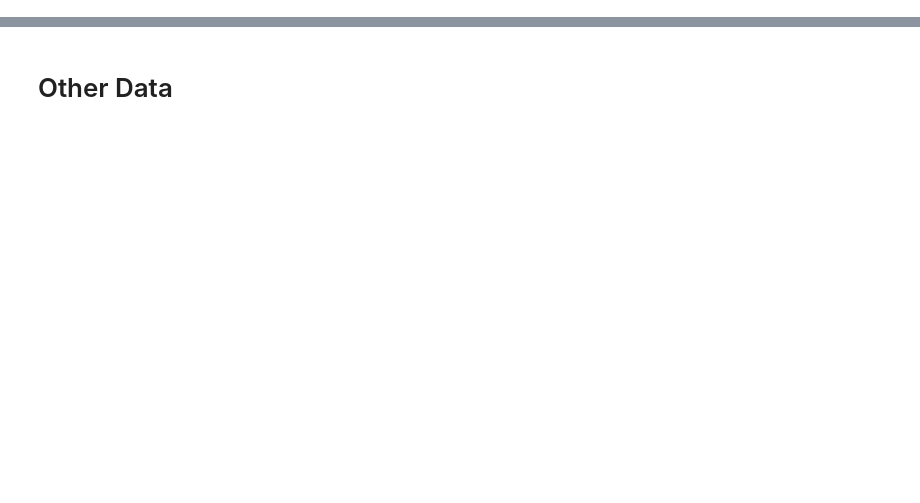
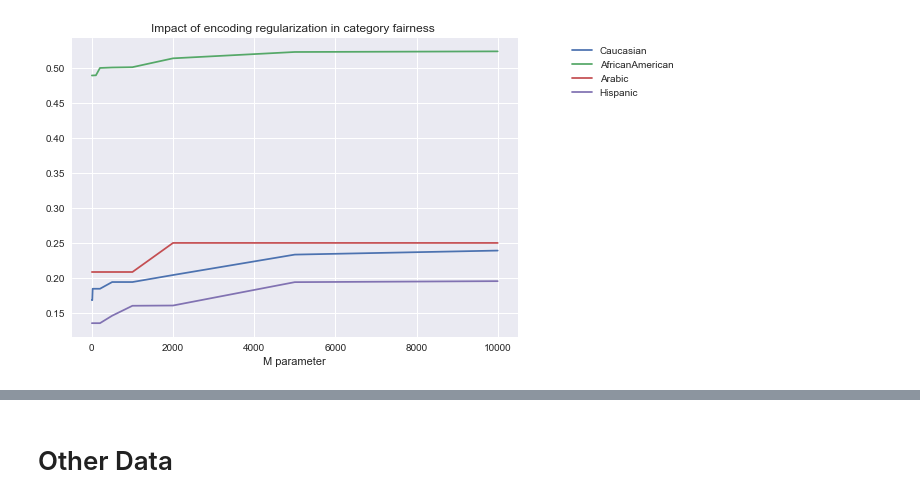
Before and after one commit to cmougan/FairEncoder, a Jupyter notebook: Experiment.ipynb, the cells around one changed output, grey strips where cells are left out. Drawn from its saved outputs; the diff is of its cells as text; code cells hidden in the pictures; blank space fills up the shorter version.

```diff
--- a/Experiment.ipynb
+++ b/Experiment.ipynb
@@ -114,10 +190,13 @@ for m in tqdm(np.linspace(0,100,11)):
 # %%
 plt.figure()
-plt.plot([gm.by_group['Caucasian'] for gm in gms],label='Caucasian')
-plt.plot([gm.by_group['African-Am'] for gm in gms],label='AfricanAm')
-plt.plot([gm.by_group['African-American'] for gm in gms],label='AfricanAmerican')
-plt.plot([gm.by_group['Arabic'] for gm in gms],label='Arabic')
-plt.plot([gm.by_group['Hispanic'] for gm in gms],label='Hispanic')
-plt.plot([gm.by_group['Oriental'] for gm in gms],label='Oriental')
-plt.legend(bbox_to_anchor=(1.1, 1.05))
+plt.title('Impact of encoding regularization in category fairness ')
+plt.xlabel('M parameter')
+plt.plot(ms,[gm.by_group['Caucasian'] for gm in gms],label='Caucasian')
+plt.plot(ms,[gm.by_group['African-American'] for gm in gms],label='AfricanAmerican')
+plt.plot(ms,[gm.by_group['Arabic'] for gm in gms],label='Arabic')
+plt.plot(ms,[gm.by_group['Hispanic'] for gm in gms],label='Hispanic')
+#plt.plot(ms,[gm.by_group['Oriental'] for gm in gms],label='Oriental')
+plt.legend(bbox_to_anchor=(1.1, 1))
 plt.show()
+# %% [output]
+[figure, added]
```
Also changed, not shown: parts of 11 cells of this notebook, 4 other files.
